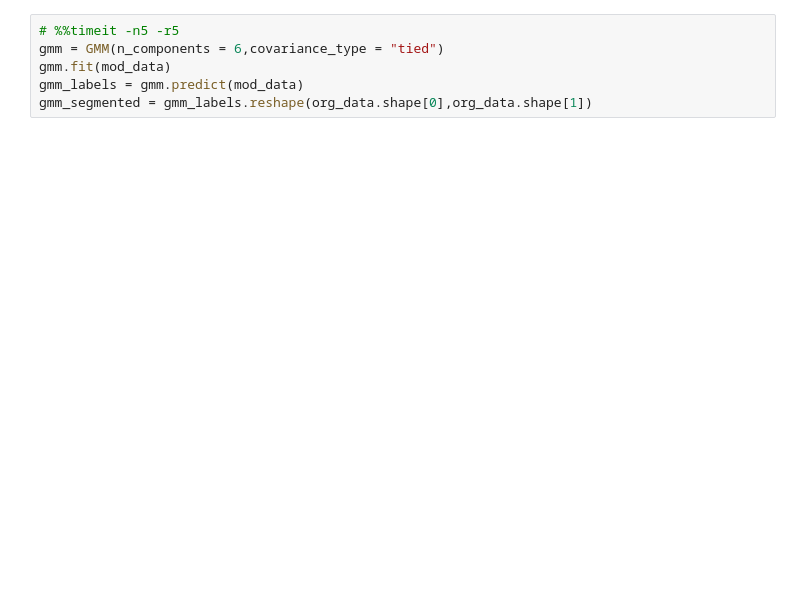
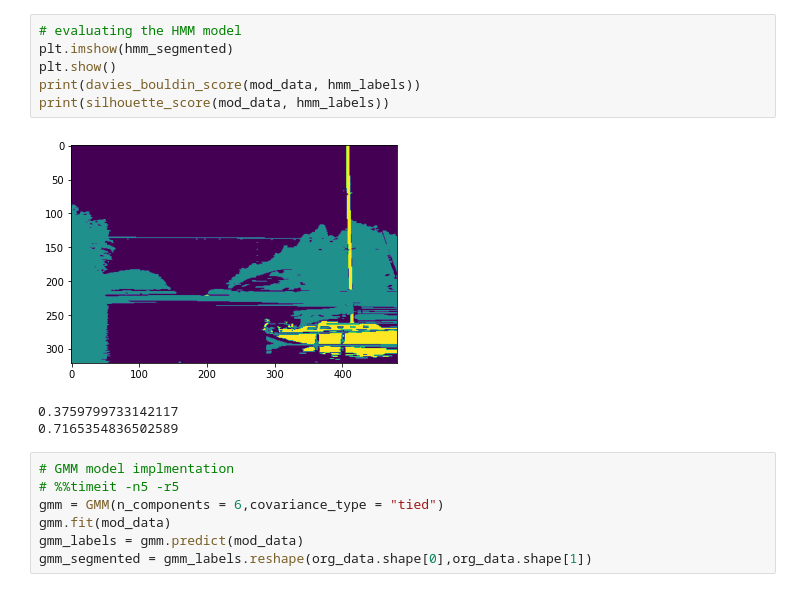
Before and after one commit to shivamt0602/GMM, a Jupyter notebook: image_segmentation.ipynb, the cells around one changed output. Drawn from its saved outputs; the diff is of its cells as text; blank space fills up the shorter version.

```diff
--- a/image_segmentation.ipynb
+++ b/image_segmentation.ipynb
@@ -65,4 +119,15 @@ plt.show()
+# %%
+# evaluating the HMM model
+plt.imshow(hmm_segmented)
+plt.show()
+print(davies_bouldin_score(mod_data, hmm_labels))
+print(silhouette_score(mod_data, hmm_labels))
+# %% [output]
+[figure, added]
+0.3759799733142117
+0.7165354836502589
 # %%
+# GMM model implmentation
 # %%timeit -n5 -r5
 gmm = GMM(n_components = 6,covariance_type = "tied")
 gmm.fit(mod_data)
```
Also changed, not shown: parts of 18 cells of this notebook.
